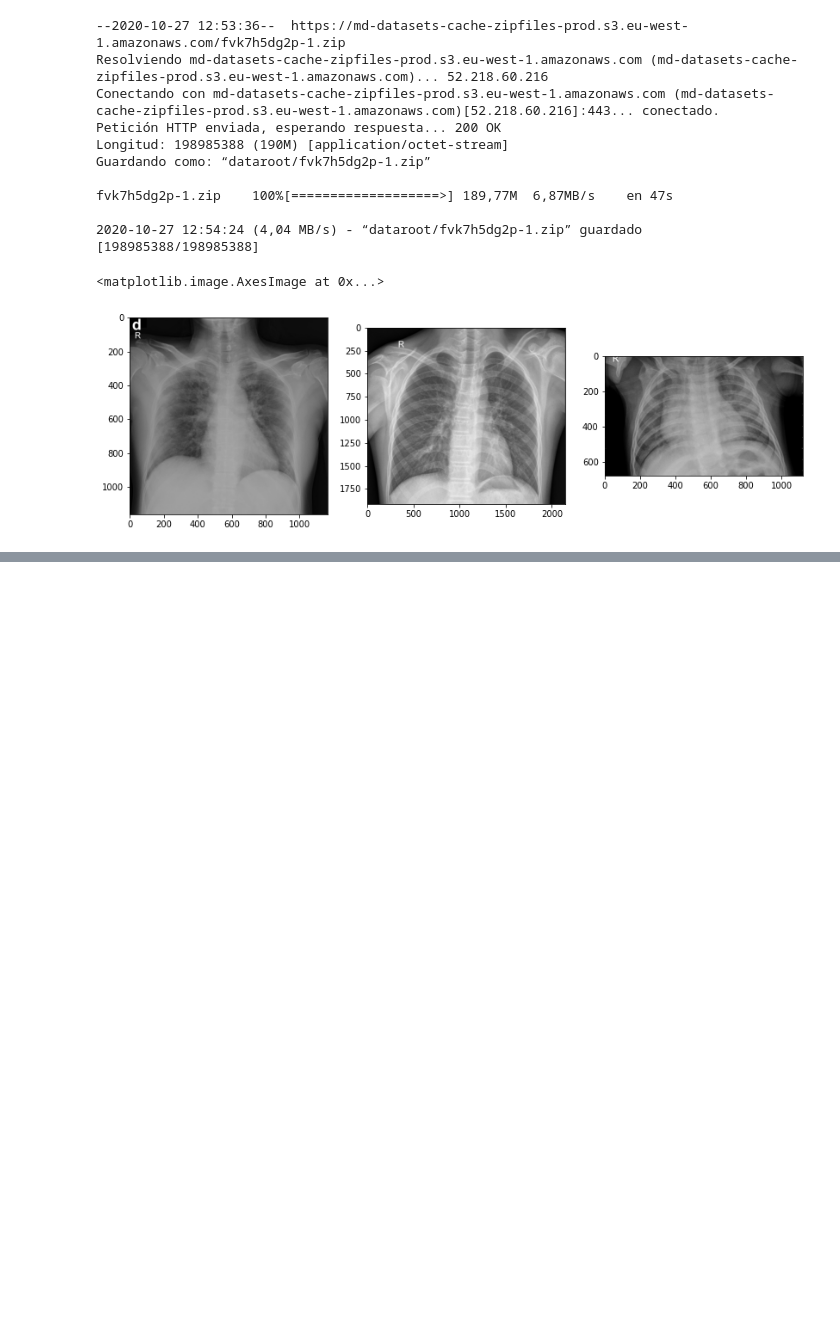
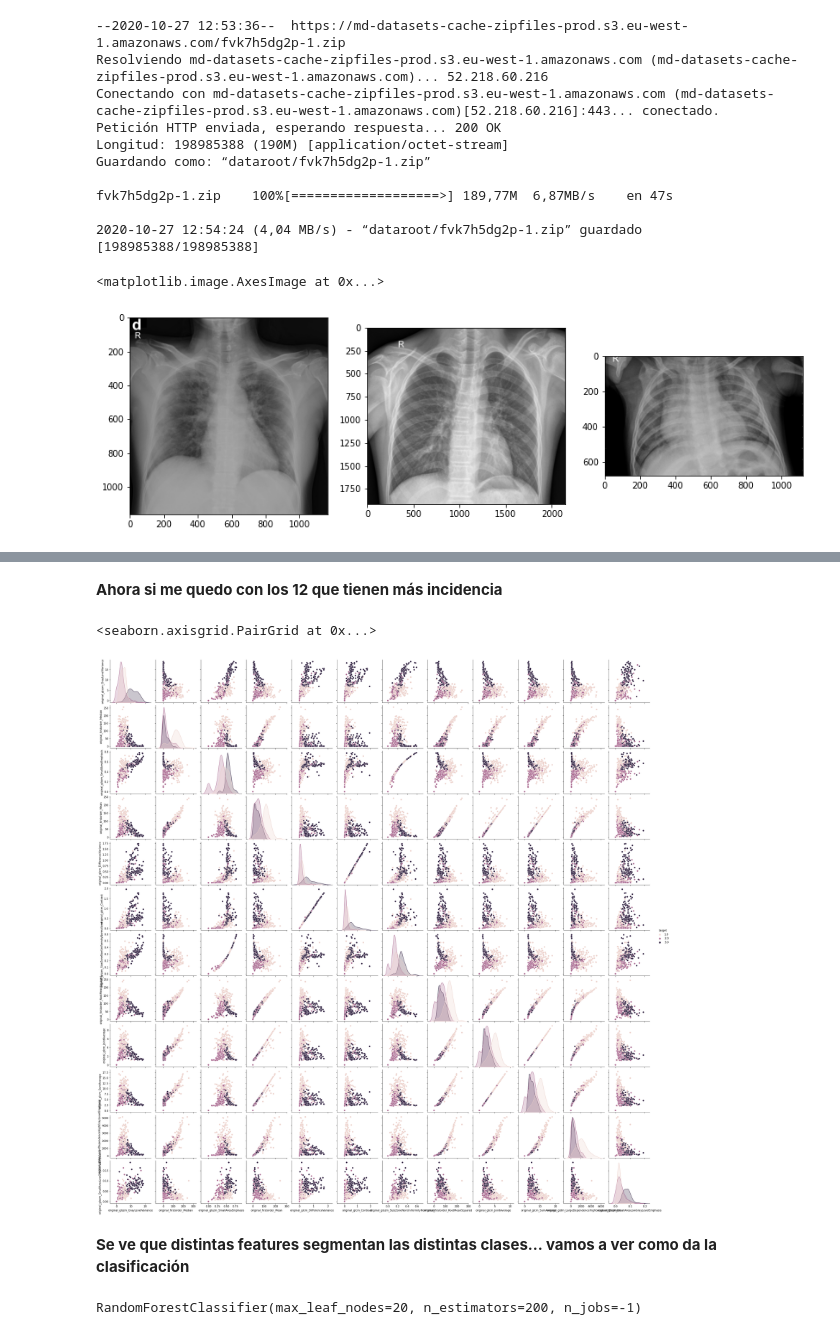
Before and after one commit to prietocanalejom/Aprendizaje_Maquina, a Jupyter notebook: TP4/TP4_Ej2.ipynb, the cells around one changed output, grey strips where cells are left out. Saved outputs shown, nothing was run; the diff lists cells and outputs as text; code cells hidden in the pictures; blank space fills up the shorter version.

```diff
--- a/TP4/TP4_Ej2.ipynb
+++ b/TP4/TP4_Ej2.ipynb
@@ -43,0 +326,7 @@ plt.imshow(img_pneumonia,cmap='gray')
+# %%
+print("\n\nComponentes más importantes para distinguir ambos casos:\n")
+scores = np.zeros(len(feature_names))
+i = 0
+for name, score in zip(feature_names, mejor_clf_rf.feature_importances_):
+    scores[i] = score
+    i = i + 1
@@ -43,0 +335,8 @@ plt.imshow(img_pneumonia,cmap='gray')
+# %%
+inds = scores.argsort()
+feature_names2 = [feature_names[i] for i in inds]
+# %%
+scores2 = [scores[i] for i in inds]
+
+for i in range (len(scores2)):
+    print(feature_names2[i], scores2[i])
@@ -43,0 +361,26 @@ plt.imshow(img_pneumonia,cmap='gray')
+# %% [markdown]
+**Ahora si me quedo con los 12 que tienen más incidencia**
+# %%
+cols_importantes_target = ['original_glszm_GrayLevelVariance', 'original_firstorder_Mean',
+                           'original_firstorder_Median',
+                   'original_glcm_Contrast', 'original_glcm_SumAverage', 'original_glszm_SmallAreaEmphasis',
+                   'original_glcm_JointAverage', 'original_glcm_DifferenceVariance',
+                   'original_glszm_LowGrayLevelZoneEmphasis', 'original_glszm_SizeZoneNonUniformityNormalized',
+                   'original_firstorder_RootMeanSquared', 'original_gldm_LargeDependenceHighGrayLevelEmphasis', 'target']
+
+j = 0
+for i in range(len(feature_names2) - 1, len(feature_names2) - 13, -1):
+    cols_importantes_target[j] = feature_names2[i]
+    j = j + 1
+# %%
+import pandas as pd
+import seaborn as sns
+
+pd_train = pd.DataFrame(data=X_train, columns=feature_names)
+pd_train["target"] = y_train
+sns.pairplot(pd_train[cols_importantes_target], hue='target')
+# %% [output]
+<seaborn.axisgrid.PairGrid at 0x...>
+[figure, added]
+# %% [markdown]
+**Se ve que distintas features segmentan las distintas clases... vamos a ver como da la clasificación**
@@ -43,0 +391,15 @@ plt.imshow(img_pneumonia,cmap='gray')
+# %%
+#Random Forest
+param_distributions = {
+                        "max_leaf_nodes": (10, 12, 14, 16, 18, 20),
+                        "n_estimators": (200, 300, 400, 500)
+                      }
+
+
+grid_rf_cv = GridSearchCV(RandomForestClassifier(n_jobs=-1), param_distributions, cv=4, scoring='accuracy')
+grid_rf_cv.fit(X_train_reduced, y_train)
+
+mejor_clf_rf = grid_rf_cv.best_estimator_
+print(mejor_clf_rf)
+# %% [output]
+RandomForestClassifier(max_leaf_nodes=20, n_estimators=200, n_jobs=-1)
```
Also changed, not shown: parts of 26 cells of this notebook.
